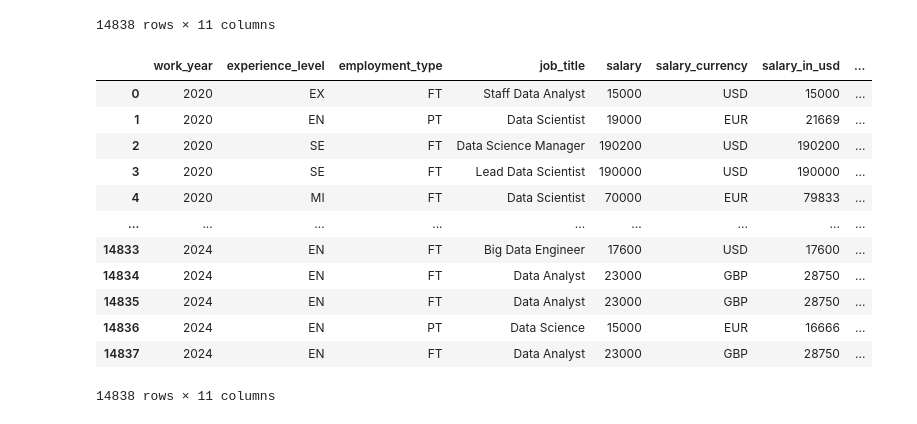
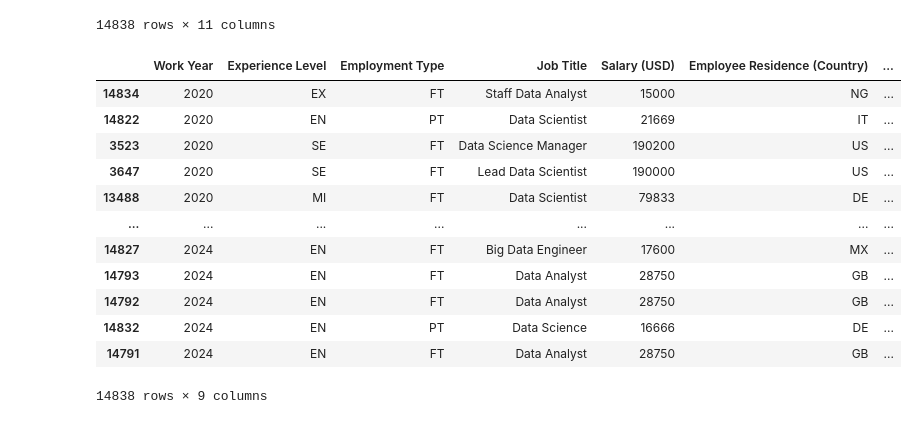
Before and after one commit to chadhollman/data-analyst-job-trends-2020-2024, a Jupyter notebook: Dataframe.ipynb, the cells around one changed output. Saved outputs shown, nothing was run; the diff lists cells and outputs as text; code cells hidden in the pictures.

```diff
--- a/Dataframe.ipynb
+++ b/Dataframe.ipynb
@@ -18,20 +23,28 @@ data_df
 | 14836 | 2022 | EN | FT | Data Analyst | 15000 | USD | 15000 | ... |
 | 14837 | 2020 | EN | PT | ML Engineer | 14000 | EUR | 15966 | ... |
 14838 rows × 11 columns
-# %%
-year_sort_df = data_df.sort_values('work_year')
-year_sort_df.reset_index(drop = True)
-# %% [output]
-|  | work_year | experience_level | employment_type | job_title | salary | salary_currency | salary_in_usd | ... |
-| 0 | 2020 | EX | FT | Staff Data Analyst | 15000 | USD | 15000 | ... |
-| 1 | 2020 | EN | PT | Data Scientist | 19000 | EUR | 21669 | ... |
-| 2 | 2020 | SE | FT | Data Science Manager | 190200 | USD | 190200 | ... |
-| 3 | 2020 | SE | FT | Lead Data Scientist | 190000 | USD | 190000 | ... |
-| 4 | 2020 | MI | FT | Data Scientist | 70000 | EUR | 79833 | ... |
-| ... | ... | ... | ... | ... | ... | ... | ... | ... |
-| 14833 | 2024 | EN | FT | Big Data Engineer | 17600 | USD | 17600 | ... |
-| 14834 | 2024 | EN | FT | Data Analyst | 23000 | GBP | 28750 | ... |
-| 14835 | 2024 | EN | FT | Data Analyst | 23000 | GBP | 28750 | ... |
-| 14836 | 2024 | EN | PT | Data Science | 15000 | EUR | 16666 | ... |
-| 14837 | 2024 | EN | FT | Data Analyst | 23000 | GBP | 28750 | ... |
-14838 rows × 11 columns
+# %%
+year_sort_df = data_df.sort_values('work_year')
+year_sort_df.reset_index(drop = True)
+cleaned_data_df = year_sort_df[['work_year', 'experience_level',	'employment_type',	'job_title',	'salary_in_usd',	'employee_residence',	'remote_ratio',	'company_location',	'company_size']]
+cleaned_data_df
+bonus_df = cleaned_data_df.rename(columns={"work_year":"Work Year", "experience_level":"Experience Level",
+                                    "employment_type":"Employment Type", "job_title":"Job Title",
+                                    "salary_in_usd":"Salary (USD)", "employee_residence":"Employee Residence (Country)",
+                                    "remote_ratio":"Remote Work Ratio", "company_location":"Location of Company (Country)",
+                                   "company_size":"Size of Company"})
+bonus_df
+# %% [output]
+|  | Work Year | Experience Level | Employment Type | Job Title | Salary (USD) | Employee Residence (Country) | ... |
+| 14834 | 2020 | EX | FT | Staff Data Analyst | 15000 | NG | ... |
+| 14822 | 2020 | EN | PT | Data Scientist | 21669 | IT | ... |
+| 3523 | 2020 | SE | FT | Data Science Manager | 190200 | US | ... |
+| 3647 | 2020 | SE | FT | Lead Data Scientist | 190000 | US | ... |
+| 13488 | 2020 | MI | FT | Data Scientist | 79833 | DE | ... |
+| ... | ... | ... | ... | ... | ... | ... | ... |
+| 14827 | 2024 | EN | FT | Big Data Engineer | 17600 | MX | ... |
+| 14793 | 2024 | EN | FT | Data Analyst | 28750 | GB | ... |
+| 14792 | 2024 | EN | FT | Data Analyst | 28750 | GB | ... |
+| 14832 | 2024 | EN | PT | Data Science | 16666 | DE | ... |
+| 14791 | 2024 | EN | FT | Data Analyst | 28750 | GB | ... |
+14838 rows × 9 columns
```
Also changed, not shown: parts of 8 cells of this notebook.
